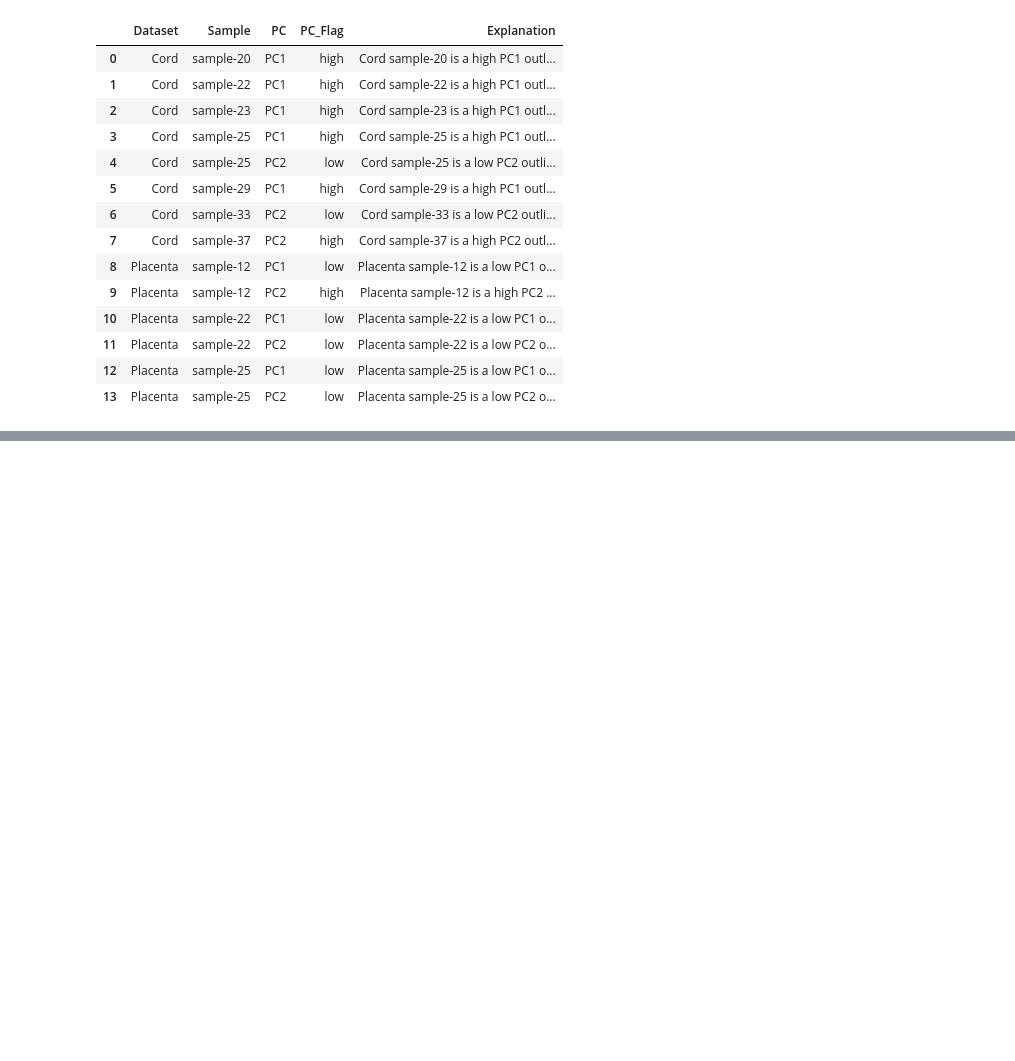
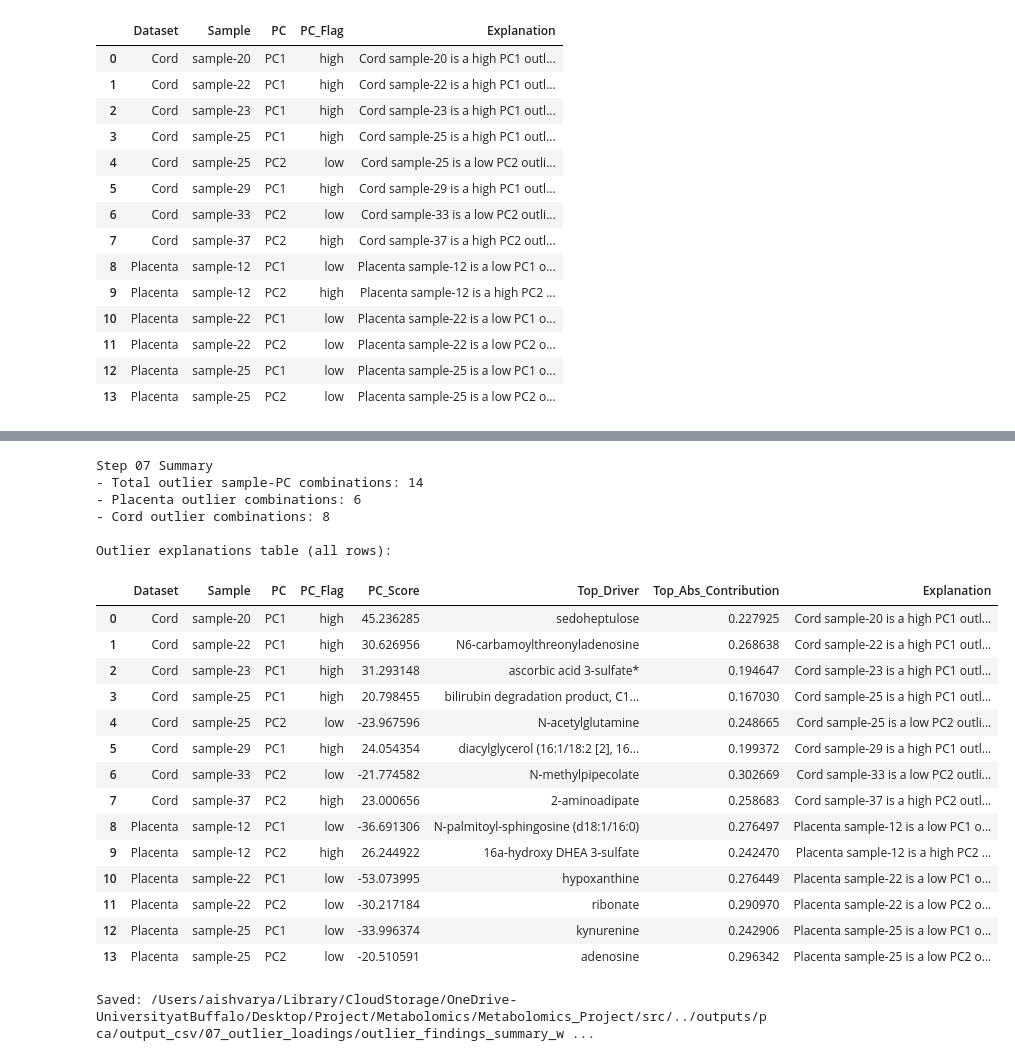
Before and after one commit to aishwaryasalvi777/End-to-End-Metabolomics-Biomarker-Modeling-Pipeline, a Jupyter notebook: src/scripts/07_outlier_loadings.ipynb, the cells around one changed output, grey strips where cells are left out. Drawn from its saved outputs; the diff is of its cells as text; code cells hidden in the pictures; blank space fills up the shorter version.

```diff
--- a/src/scripts/07_outlier_loadings.ipynb
+++ b/src/scripts/07_outlier_loadings.ipynb
@@ -454 +526,69 @@ Moved XLSX files: 10
 Created missing XLSX files: 0
+# %%
+# Cell 5: Final Step 07 summary + explanation table for each outlier sample
+
+if 'combined_outlier_df' not in globals() or combined_outlier_df.empty:
+    raise ValueError("combined_outlier_df is missing or empty. Run Cell 1 first.")
+
+# Reuse explanations_df from Cell 2, or rebuild it if needed.
+if 'explanations_df' not in globals() or explanations_df.empty:
+    if 'build_outlier_explanations' in globals():
+        explanations_df = build_outlier_explanations(combined_outlier_df, top_n=5)
+    else:
+        raise ValueError("explanations_df is missing and build_outlier_explanations is unavailable. Run Cell 2 first.")
+
+summary_rows = (
+    combined_outlier_df.sort_values('Abs_Contribution', ascending=False)
+    .groupby(['Dataset', 'Sample', 'PC'], as_index=False)
+    .first()[['Dataset', 'Sample', 'PC', 'PC_Score', 'PC_Flag', 'Metabolite_Name', 'Metabolite', 'Abs_Contribution']]
+    .rename(columns={
+        'Metabolite_Name': 'Top_Driver_Name',
+        'Metabolite': 'Top_Driver_ID',
+        'Abs_Contribution': 'Top_Abs_Contribution',
+    })
+)
+
+summary_rows['Top_Driver'] = summary_rows['Top_Driver_Name'].fillna('').astype(str).str.strip()
+summary_rows.loc[summary_rows['Top_Driver'] == '', 'Top_Driver'] = summary_rows['Top_Driver_ID'].astype(str)
+summary_rows = summary_rows.drop(columns=['Top_Driver_Name', 'Top_Driver_ID'])
+
+final_summary_df = summary_rows.merge(
+    explanations_df[['Dataset', 'Sample', 'PC', 'Explanation']],
+    on=['Dataset', 'Sample', 'PC'],
+    how='left'
+).sort_values(['Dataset', 'Sample', 'PC'])
+
+print("Step 07 Summary")
+print("- Total outlier sample-PC combinations:", final_summary_df.shape[0])
+print("- Placenta outlier combinations:", (final_summary_df['Dataset'] == 'Placenta').sum())
+print("- Cord outlier combinations:", (final_summary_df['Dataset'] == 'Cord').sum())
+print("\nOutlier explanations table (all rows):")
+display(final_summary_df[['Dataset', 'Sample', 'PC', 'PC_Flag', 'PC_Score', 'Top_Driver', 'Top_Abs_Contribution', 'Explanation']])
+
+# Optional: save the final notebook-ready summary table
+final_summary_path = os.path.join(OUTLIER_LOADINGS_CSV_DIR, 'outlier_findings_summary_with_explanations.csv')
+final_summary_df.to_csv(final_summary_path, index=False)
+print("\nSaved:", final_summary_path)
+# %% [output]
+Step 07 Summary
+- Total outlier sample-PC combinations: 14
+- Placenta outlier combinations: 6
+- Cord outlier combinations: 8
+
+Outlier explanations table (all rows):
+|  | Dataset | Sample | PC | PC_Flag | PC_Score | Top_Driver | Top_Abs_Contribution | Explanation |
+| 0 | Cord | sample-20 | PC1 | high | 45.236285 | sedoheptulose | 0.227925 | Cord sample-20 is a high PC1 outl... |
+| 1 | Cord | sample-22 | PC1 | high | 30.626956 | N6-carbamoylthreonyladenosine | 0.268638 | Cord sample-22 is a high PC1 outl... |
+| 2 | Cord | sample-23 | PC1 | high | 31.293148 | ascorbic acid 3-sulfate* | 0.194647 | Cord sample-23 is a high PC1 outl... |
+| 3 | Cord | sample-25 | PC1 | high | 20.798455 | bilirubin degradation product, C1... | 0.167030 | Cord sample-25 is a high PC1 outl... |
+| 4 | Cord | sample-25 | PC2 | low | -23.967596 | N-acetylglutamine | 0.248665 | Cord sample-25 is a low PC2 outli... |
+| 5 | Cord | sample-29 | PC1 | high | 24.054354 | diacylglycerol (16:1/18:2 [2], 16... | 0.199372 | Cord sample-29 is a high PC1 outl... |
+| 6 | Cord | sample-33 | PC2 | low | -21.774582 | N-methylpipecolate | 0.302669 | Cord sample-33 is a low PC2 outli... |
+| 7 | Cord | sample-37 | PC2 | high | 23.000656 | 2-aminoadipate | 0.258683 | Cord sample-37 is a high PC2 outl... |
+| 8 | Placenta | sample-12 | PC1 | low | -36.691306 | N-palmitoyl-sphingosine (d18:1/16:0) | 0.276497 | Placenta sample-12 is a low PC1 o... |
+| 9 | Placenta | sample-12 | PC2 | high | 26.244922 | 16a-hydroxy DHEA 3-sulfate | 0.242470 | Placenta sample-12 is a high PC2 ... |
+| 10 | Placenta | sample-22 | PC1 | low | -53.073995 | hypoxanthine | 0.276449 | Placenta sample-22 is a low PC1 o... |
+| 11 | Placenta | sample-22 | PC2 | low | -30.217184 | ribonate | 0.290970 | Placenta sample-22 is a low PC2 o... |
+| 12 | Placenta | sample-25 | PC1 | low | -33.996374 | kynurenine | 0.242906 | Placenta sample-25 is a low PC1 o... |
+| 13 | Placenta | sample-25 | PC2 | low | -20.510591 | adenosine | 0.296342 | Placenta sample-25 is a low PC2 o... |
+Saved: /Users/aishvarya/Library/CloudStorage/OneDrive-UniversityatBuffalo/Desktop/Project/Metabolomics/Metabolomics_Project/src/../outputs/pca/output_csv/07_outlier_loadings/outlier_findings_summary_w ...
```
Also changed, not shown: parts of 2 cells of this notebook.
